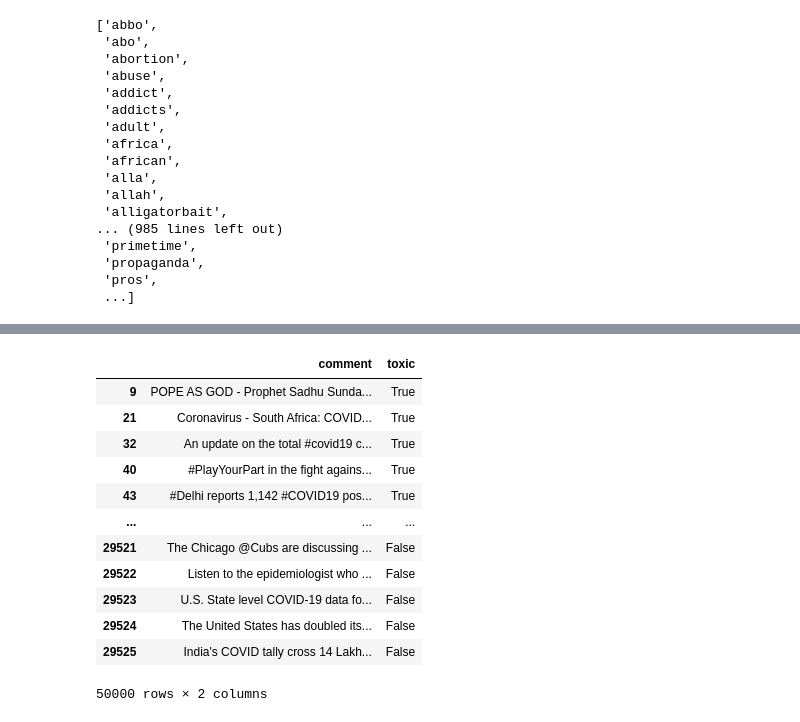
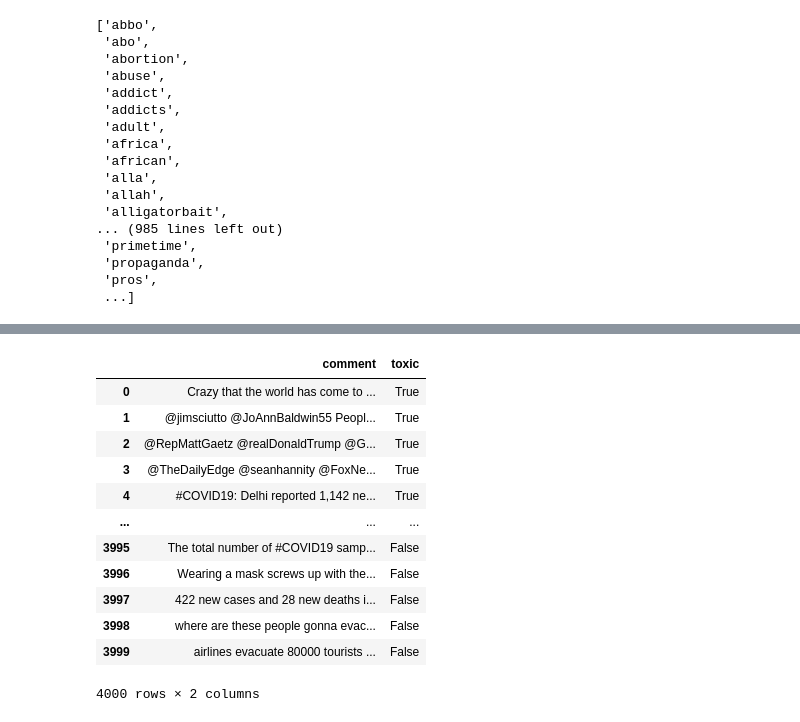
Before and after one commit to jibbykun/JK_Filter, a Jupyter notebook: CategoriseData.ipynb, the cells around one changed output, grey strips where cells are left out. Saved outputs shown, nothing was run; the diff lists cells and outputs as text; code cells hidden in the pictures.

Commit message:
Updated dataset clean

```diff
--- a/CategoriseData.ipynb
+++ b/CategoriseData.ipynb
@@ -96,19 +100,21 @@ toxic      151576
 dtype: int64
-# %%
-finalComments = pd.DataFrame(columns=['comment', 'toxic'])
-finalComments = pd.concat([formattedComments[formattedComments['toxic']==True].head(25000), formattedComments[formattedComments['toxic']==False].head(25000)])
-finalComments
-# %% [output]
-|  | comment | toxic |
-| 9 | POPE AS GOD - Prophet Sadhu Sunda... | True |
-| 21 | Coronavirus - South Africa: COVID... | True |
-| 32 | An update on the total #covid19 c... | True |
-| 40 | #PlayYourPart in the fight agains... | True |
-| 43 | #Delhi reports 1,142 #COVID19 pos... | True |
-| ... | ... | ... |
-| 29521 | The Chicago @Cubs are discussing ... | False |
-| 29522 | Listen to the epidemiologist who ... | False |
-| 29523 | U.S. State level COVID-19 data fo... | False |
-| 29524 | The United States has doubled its... | False |
-| 29525 | India's COVID tally cross 14 Lakh... | False |
-50000 rows × 2 columns
+# %%
+trainingData = pd.DataFrame(columns=['comment', 'toxic'])
+clean = formattedComments[formattedComments['toxic']==False].reset_index()
+toxic = formattedComments[formattedComments['toxic']==True].reset_index()
+trainingData = pd.concat([toxic.loc[0:1999], clean.loc[0:1999]]).reset_index().loc[:, 'comment':'toxic']
+trainingData
+# %% [output]
+|  | comment | toxic |
+| 0 | Crazy that the world has come to ... | True |
+| 1 | @jimsciutto @JoAnnBaldwin55 Peopl... | True |
+| 2 | @RepMattGaetz @realDonaldTrump @G... | True |
+| 3 | @TheDailyEdge @seanhannity @FoxNe... | True |
+| 4 | #COVID19: Delhi reported 1,142 ne... | True |
+| ... | ... | ... |
+| 3995 | The total number of #COVID19 samp... | False |
+| 3996 | Wearing a mask screws up with the... | False |
+| 3997 | 422 new cases and 28 new deaths i... | False |
+| 3998 | where are these people gonna evac... | False |
+| 3999 | airlines evacuate 80000 tourists ... | False |
+4000 rows × 2 columns
```
Also changed, not shown: parts of 6 cells of this notebook.
